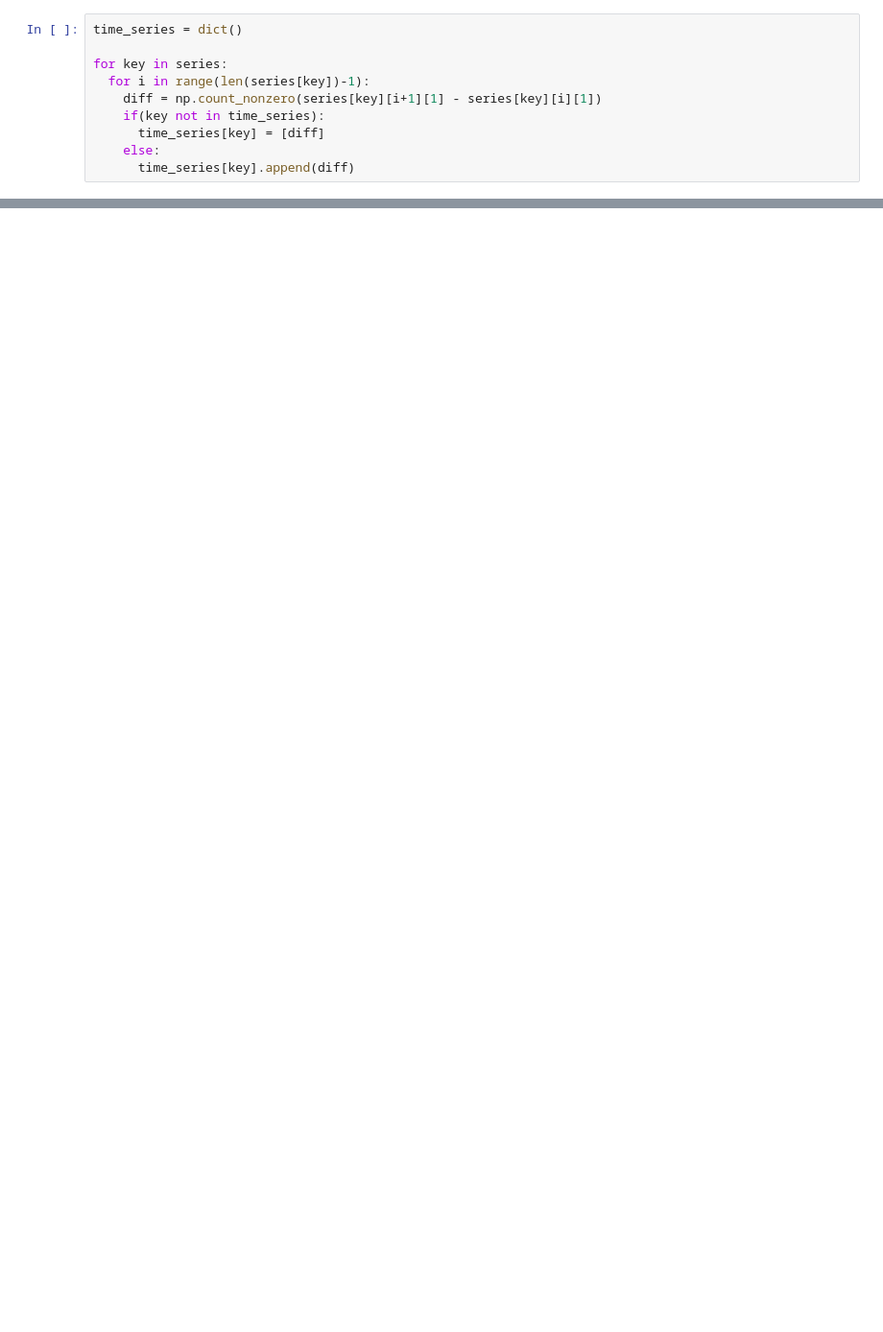
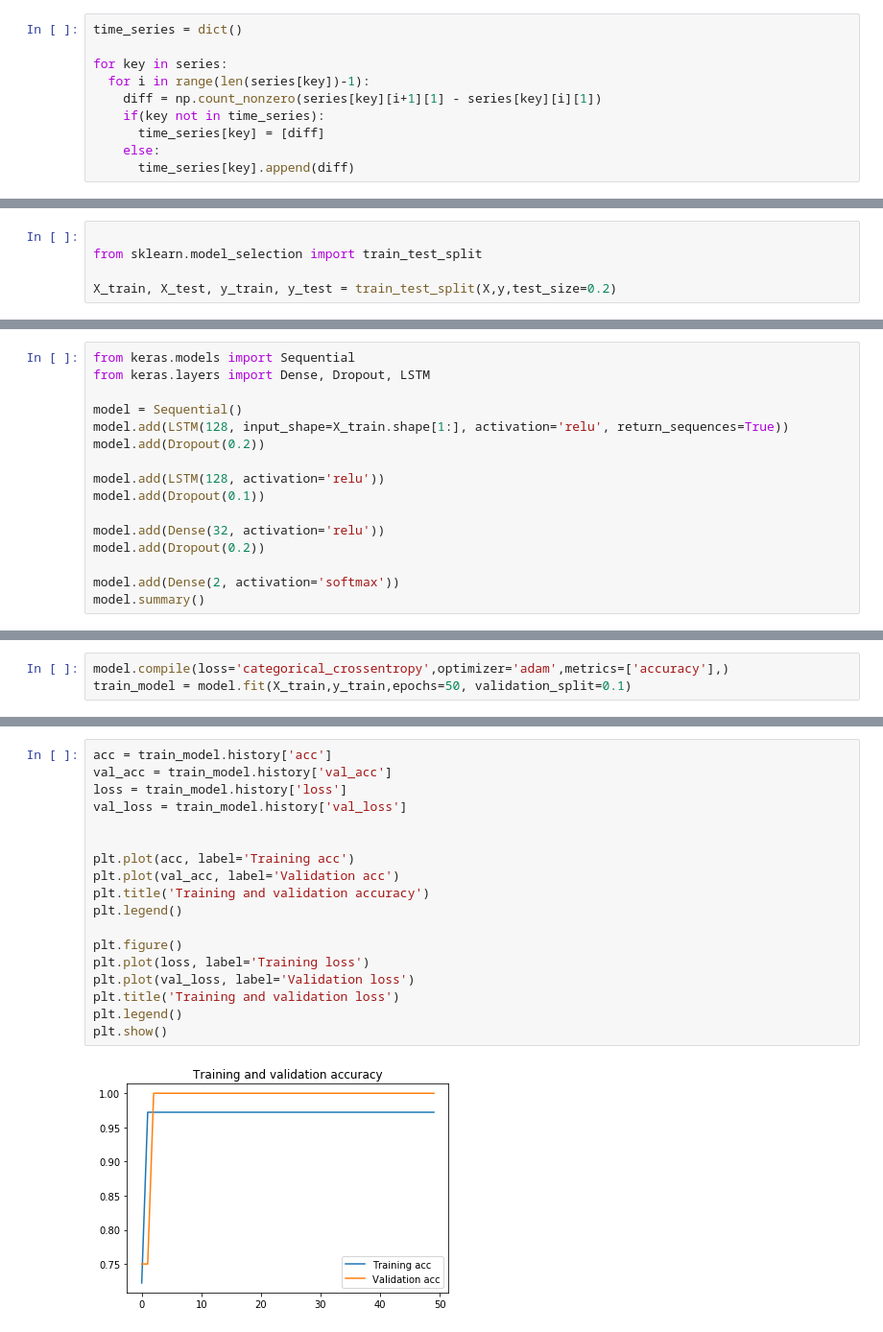
Before and after one commit to PattarapornH/Crab-Molting-Detection, a Jupyter notebook: Molting_crab_tracker.ipynb, the cells around one changed output, grey strips where cells are left out. Shown at 96% size. Drawn from its saved outputs; the diff is of its cells as text; blank space fills up the shorter version.

Commit message:
add lstm

```diff
--- a/Molting_crab_tracker.ipynb
+++ b/Molting_crab_tracker.ipynb
@@ -423,0 +220,5 @@ plot_img(paint)
+# %%
+
+from sklearn.model_selection import train_test_split
+
+X_train, X_test, y_train, y_test = train_test_split(X,y,test_size=0.2)
@@ -423,0 +229,16 @@ plot_img(paint)
+# %%
+from keras.models import Sequential
+from keras.layers import Dense, Dropout, LSTM
+
+model = Sequential()
+model.add(LSTM(128, input_shape=X_train.shape[1:], activation='relu', return_sequences=True))
+model.add(Dropout(0.2))
+
+model.add(LSTM(128, activation='relu'))
+model.add(Dropout(0.1))
+
+model.add(Dense(32, activation='relu'))
+model.add(Dropout(0.2))
+
+model.add(Dense(2, activation='softmax'))
+model.summary()
@@ -423,0 +263,3 @@ plot_img(paint)
+# %%
+model.compile(loss='categorical_crossentropy',optimizer='adam',metrics=['accuracy'],)
+train_model = model.fit(X_train,y_train,epochs=50, validation_split=0.1)
@@ -423,0 +284,20 @@ plot_img(paint)
+# %%
+acc = train_model.history['acc']
+val_acc = train_model.history['val_acc']
+loss = train_model.history['loss']
+val_loss = train_model.history['val_loss']
+
+
+plt.plot(acc, label='Training acc')
+plt.plot(val_acc, label='Validation acc')
+plt.title('Training and validation accuracy')
+plt.legend()
+
+plt.figure()
+plt.plot(loss, label='Training loss')
+plt.plot(val_loss, label='Validation loss')
+plt.title('Training and validation loss')
+plt.legend()
+plt.show()
+# %% [output]
+[figure, added]
```
Also changed, not shown: parts of 33 cells of this notebook.
